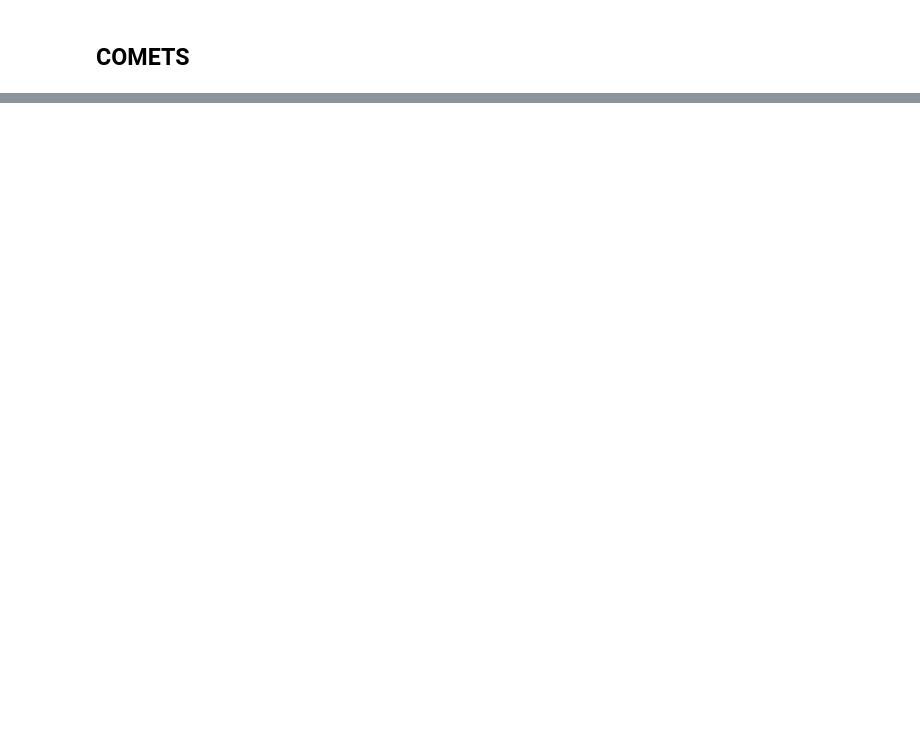
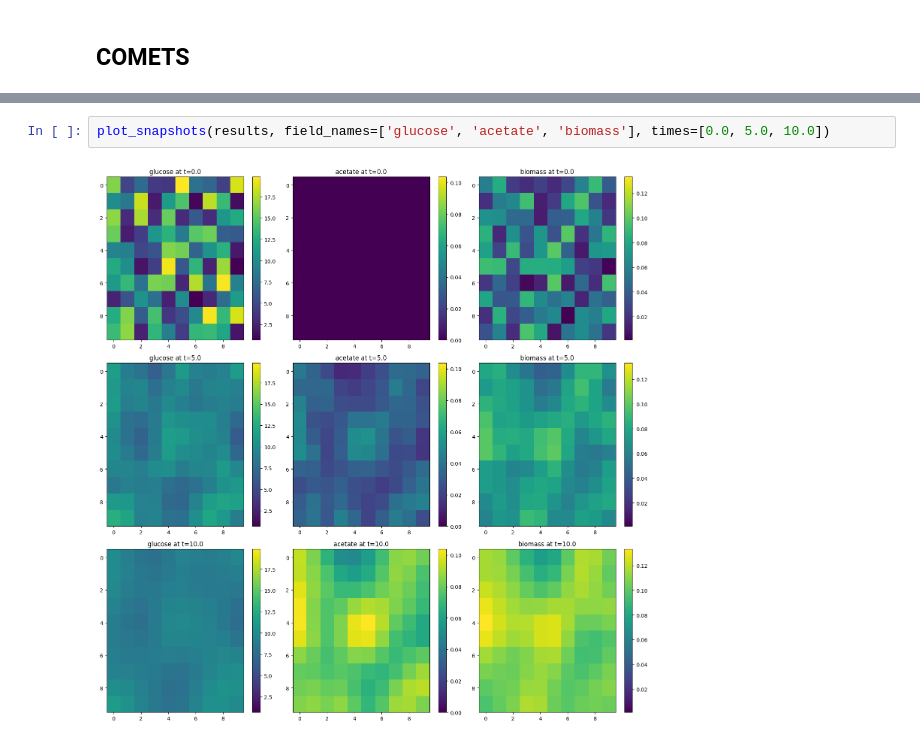
Before and after one commit to vivarium-collective/process-bigraph, a Jupyter notebook: notebooks/comets.ipynb, the cells around one changed output, grey strips where cells are left out. Drawn from its saved outputs; the diff is of its cells as text; blank space fills up the shorter version.

```diff
--- a/notebooks/comets.ipynb
+++ b/notebooks/comets.ipynb
@@ -589,0 +690,4 @@ print(results)
+# %%
+plot_snapshots(results, field_names=['glucose', 'acetate', 'biomass'], times=[0.0, 5.0, 10.0])
+# %% [output]
+[figure, added]
```
Also changed, not shown: parts of 5 cells of this notebook.
